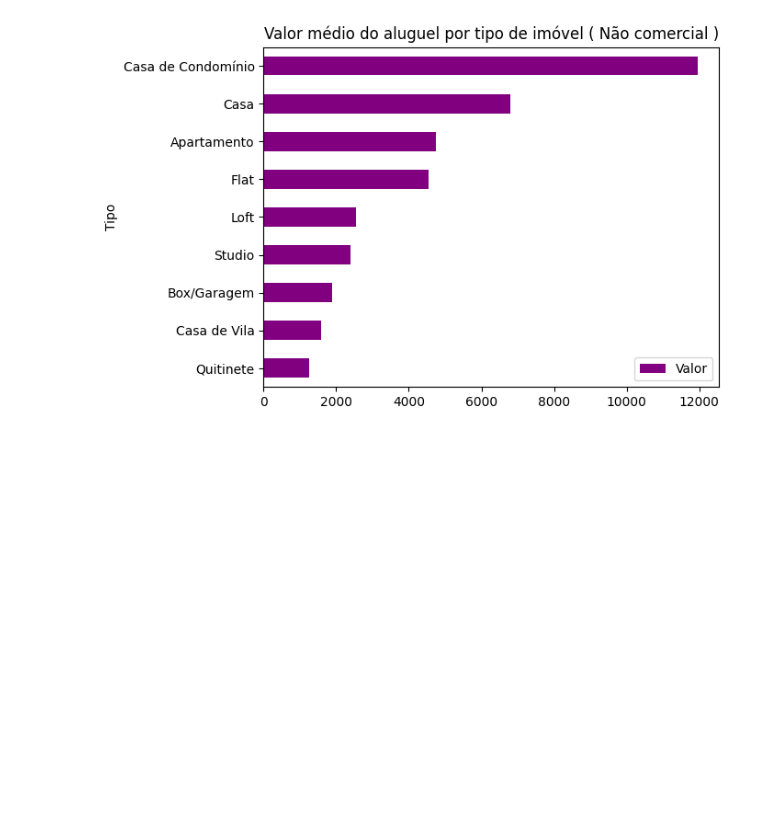
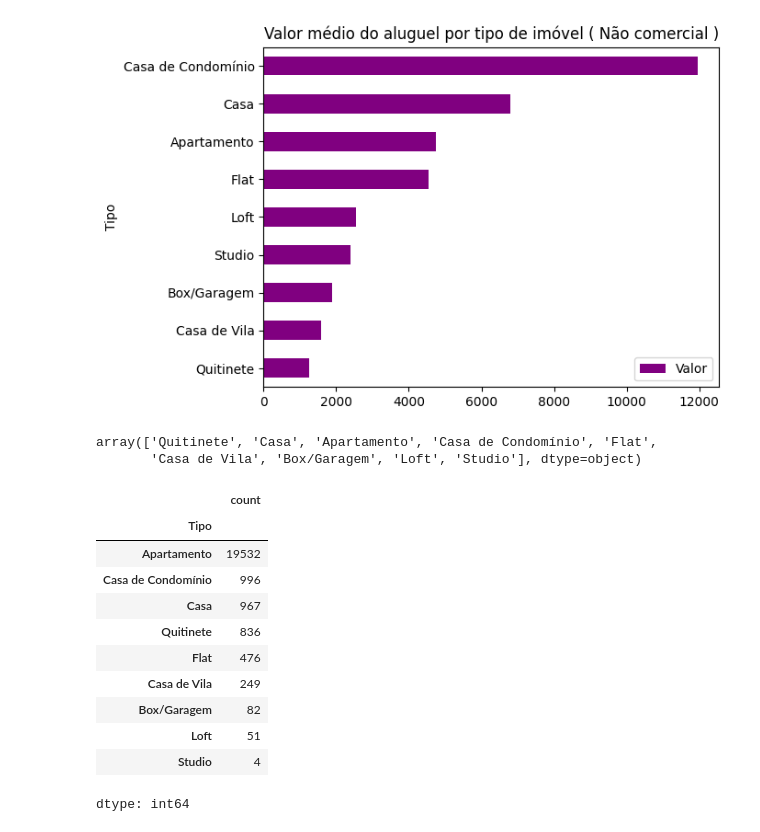
Before and after one commit to carlosclaudinolima/aulaspython, a Jupyter notebook: Projeto_imobiliaria_Pandas.ipynb, the cells around one changed output. Drawn from its saved outputs; the diff is of its cells as text; code cells hidden in the pictures; blank space fills up the shorter version.

```diff
--- a/Projeto_imobiliaria_Pandas.ipynb
+++ b/Projeto_imobiliaria_Pandas.ipynb
@@ -159,3 +159,23 @@ valores_medios_tipo_NC.plot(kind='barh', title='Valor médio do aluguel por tipo
 # %% [output]
 <Axes: title={'center': 'Valor médio do aluguel por tipo de imóvel ( Não comercial )'}, ylabel='Tipo'>
 [figure]
+# %%
+df.Tipo.unique()
+# %% [output]
+array(['Quitinete', 'Casa', 'Apartamento', 'Casa de Condomínio', 'Flat',
+       'Casa de Vila', 'Box/Garagem', 'Loft', 'Studio'], dtype=object)
+# %%
+df.Tipo.value_counts()
+# %% [output]
+|  | count |
+| Tipo |  |
+| Apartamento | 19532 |
+| Casa de Condomínio | 996 |
+| Casa | 967 |
+| Quitinete | 836 |
+| Flat | 476 |
+| Casa de Vila | 249 |
+| Box/Garagem | 82 |
+| Loft | 51 |
+| Studio | 4 |
+dtype: int64
```
Also changed, not shown: parts of 2 cells of this notebook.
